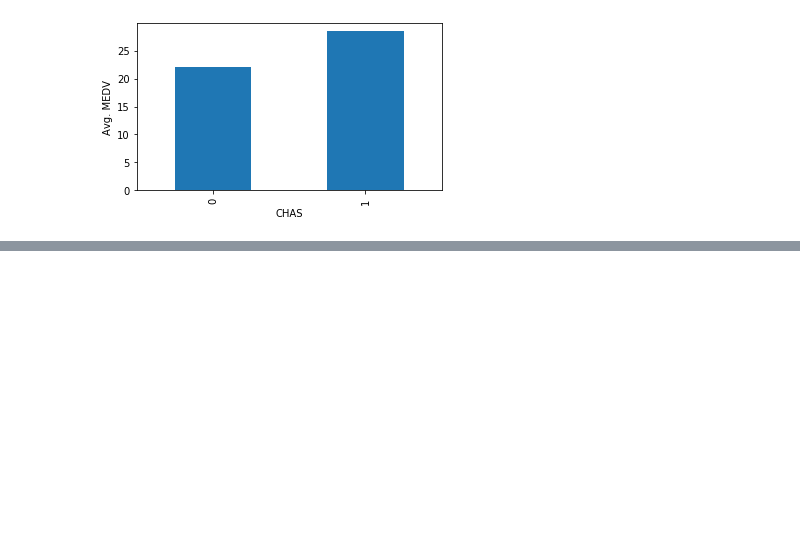
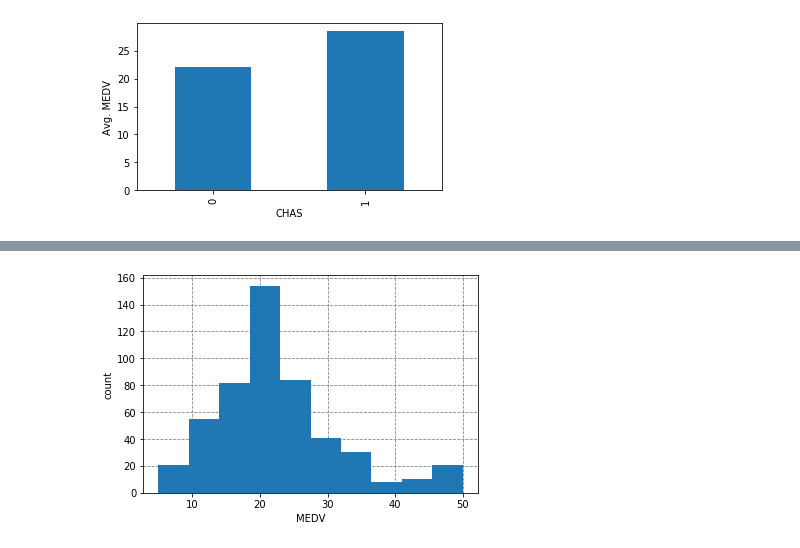
Before and after one commit to davideliason/DM4BA_Personal_Practice, a Jupyter notebook: DataVisualization_BostonHousingDataset.ipynb, the cells around one changed output, grey strips where cells are left out. Saved outputs shown, nothing was run; the diff lists cells and outputs as text; code cells hidden in the pictures; blank space fills up the shorter version.

```diff
--- a/DataVisualization_BostonHousingDataset.ipynb
+++ b/DataVisualization_BostonHousingDataset.ipynb
@@ -154,0 +167,11 @@ plt.show()
+# %%
+# matplotlib
+fig, ax = plt.subplots()
+ax.hist(boston_df.MEDV)
+ax.set_axisbelow(True)  # Show the grid lines behind the histogram
+ax.grid(which='major', color='grey', linestyle='--')
+ax.set_xlabel('MEDV')
+ax.set_ylabel('count')
+plt.show()
+# %% [output]
+[figure, added]
```
Also changed, not shown: parts of 3 cells of this notebook.
